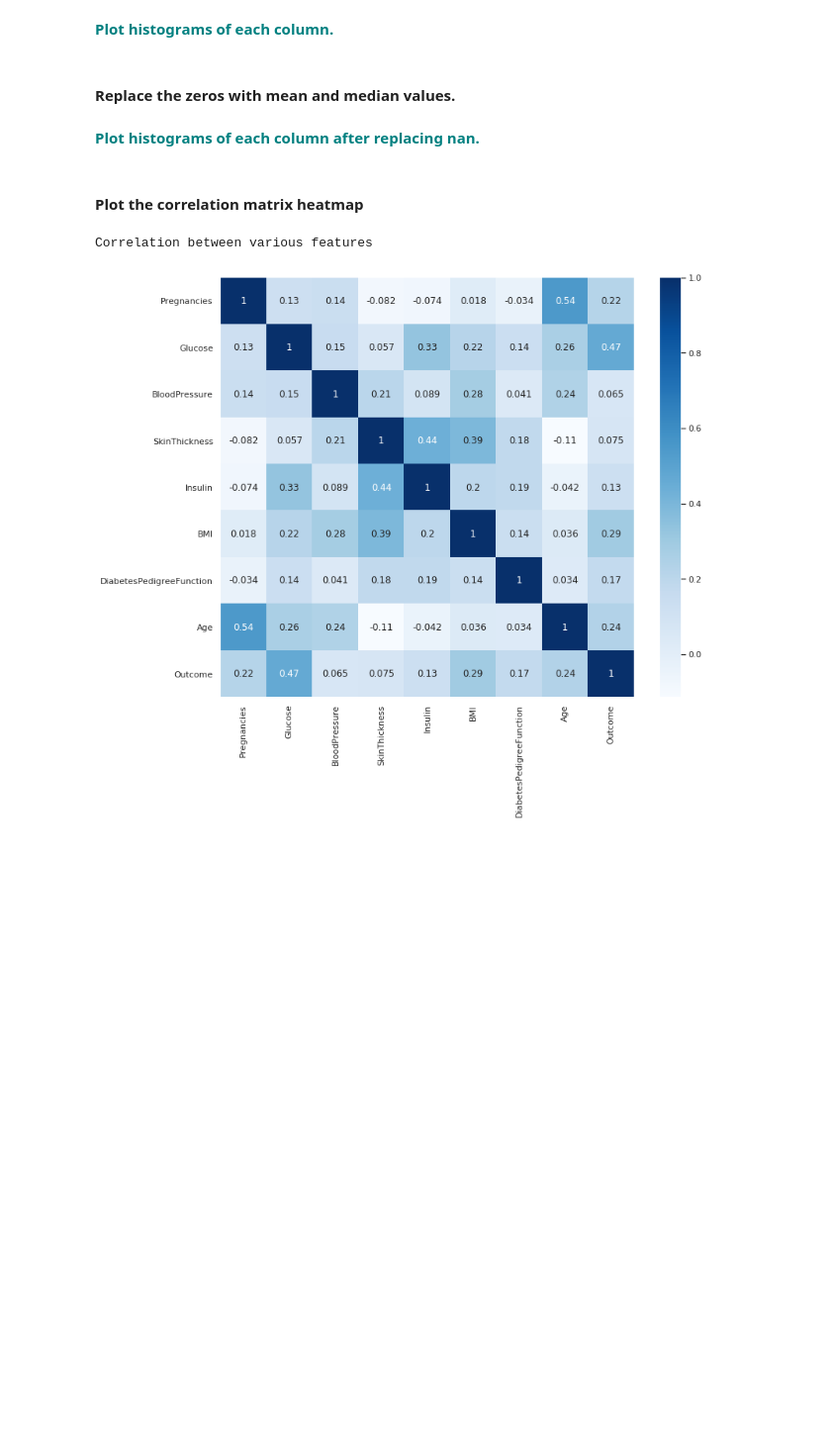
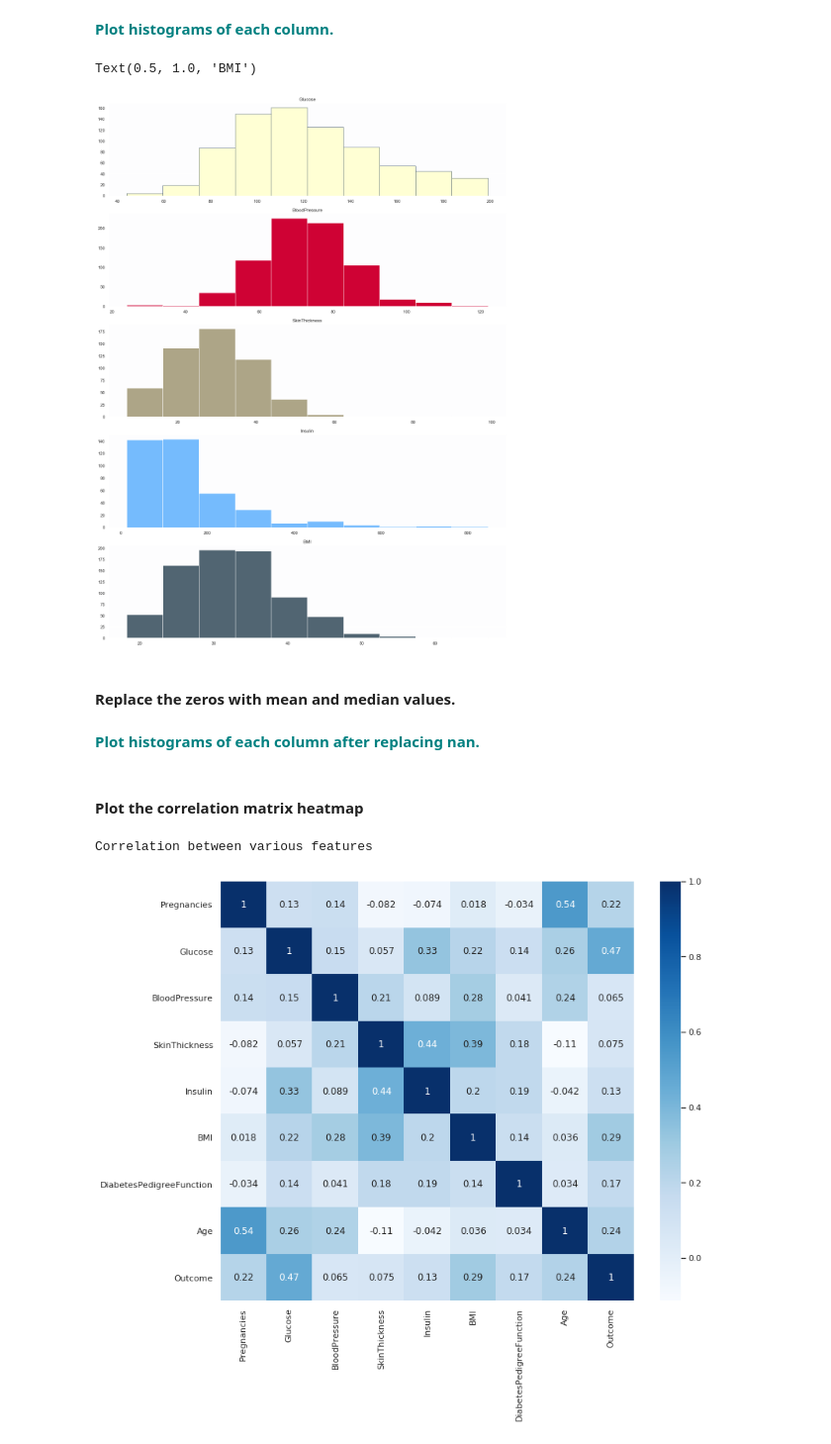
Before and after one commit to dj-m/GridSearchKNN, a Jupyter notebook: notebooks/GridSearchKNN_Case_Study.ipynb, the cells around one changed output. Shown at 99% size. Drawn from its saved outputs; the diff is of its cells as text; code cells hidden in the pictures; blank space fills up the shorter version.

Commit message:
plot the columns of interest

```diff
--- a/notebooks/GridSearchKNN_Case_Study.ipynb
+++ b/notebooks/GridSearchKNN_Case_Study.ipynb
@@ -76,4 +74,29 @@ diabetes_data[columns] = diabetes_data[columns].replace(0, np.nan)
 **<font color='teal'> Plot histograms of each column. </font>**
+# %%
+fig, axs = plt.subplots(5, figsize = (15,20), tight_layout = True)
+
+axs[0].hist(diabetes_data[columns[0]], facecolor = 'xkcd:eggshell', edgecolor = 'xkcd:slate')
+axs[0].set_facecolor('xkcd:pale gray')
+axs[0].set_title(columns[0])
+
+axs[1].hist(diabetes_data[columns[1]], facecolor = 'xkcd:cherry')
+axs[1].set_facecolor('xkcd:pale gray')
+axs[1].set_title(columns[1])
+
+axs[2].hist(diabetes_data[columns[2]], facecolor = 'xkcd:stone')
+axs[2].set_facecolor('xkcd:pale gray')
+axs[2].set_title(columns[2])
+
+axs[3].hist(diabetes_data[columns[3]], facecolor = 'xkcd:sky blue')
+axs[3].set_facecolor('xkcd:pale gray')
+axs[3].set_title(columns[3])
+
+axs[4].hist(diabetes_data[columns[4]], facecolor = 'xkcd:slate')
+axs[4].set_facecolor('xkcd:pale gray')
+axs[4].set_title(columns[4])
+# %% [output]
+Text(0.5, 1.0, 'BMI')
+[figure, added]
 # %% [markdown]
 #### Replace the zeros with mean and median values.
 # %%
```
Also changed, not shown: parts of 1 cell of this notebook.
